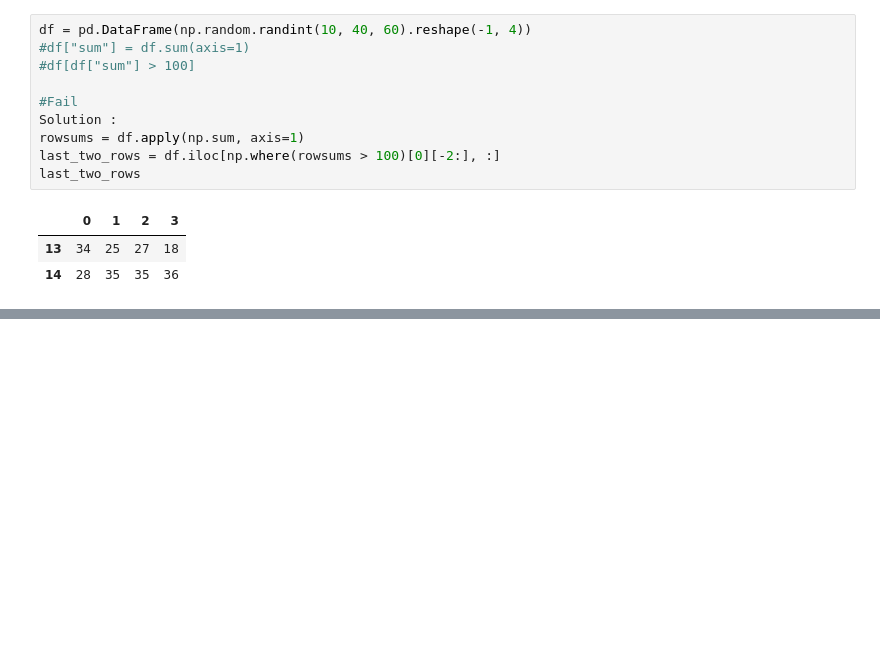
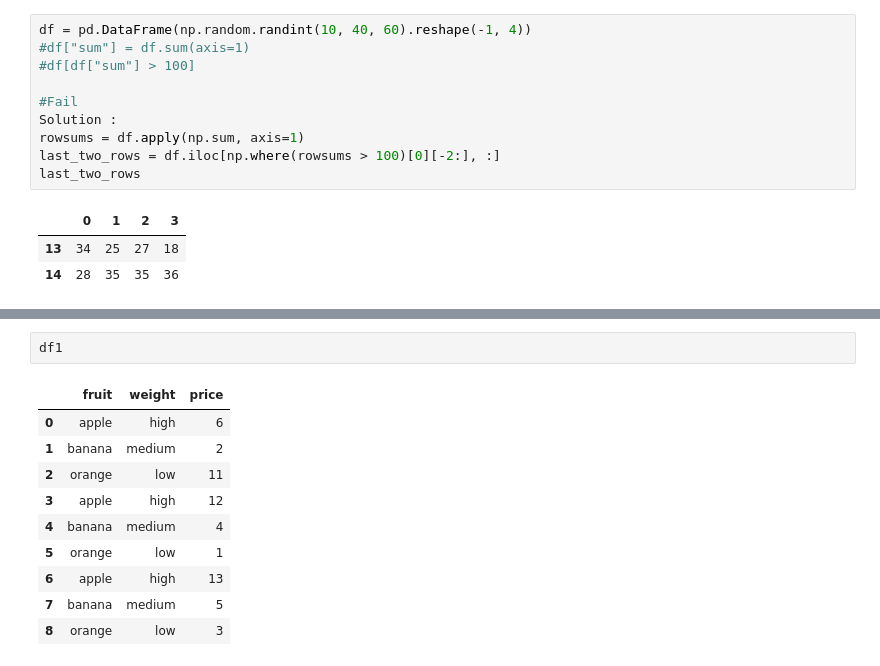
Before and after one commit to SmainK/Python-Exercices, a Jupyter notebook: Pandas exercices/101 Pandas Exercises.ipynb, the cells around one changed output, grey strips where cells are left out. Cells and saved outputs as stored; diff of their text form; blank space fills up the shorter version.

```diff
--- a/Pandas exercices/101 Pandas Exercises.ipynb
+++ b/Pandas exercices/101 Pandas Exercises.ipynb
@@ -1177,0 +1402,13 @@ df.iloc[np.where(rowsums > 100)]
+# %%
+df1
+# %% [output]
+|  | fruit | weight | price |
+| 0 | apple | high | 6 |
+| 1 | banana | medium | 2 |
+| 2 | orange | low | 11 |
+| 3 | apple | high | 12 |
+| 4 | banana | medium | 4 |
+| 5 | orange | low | 1 |
+| 6 | apple | high | 13 |
+| 7 | banana | medium | 5 |
+| 8 | orange | low | 3 |
```
Also changed, not shown: parts of 22 cells of this notebook.
